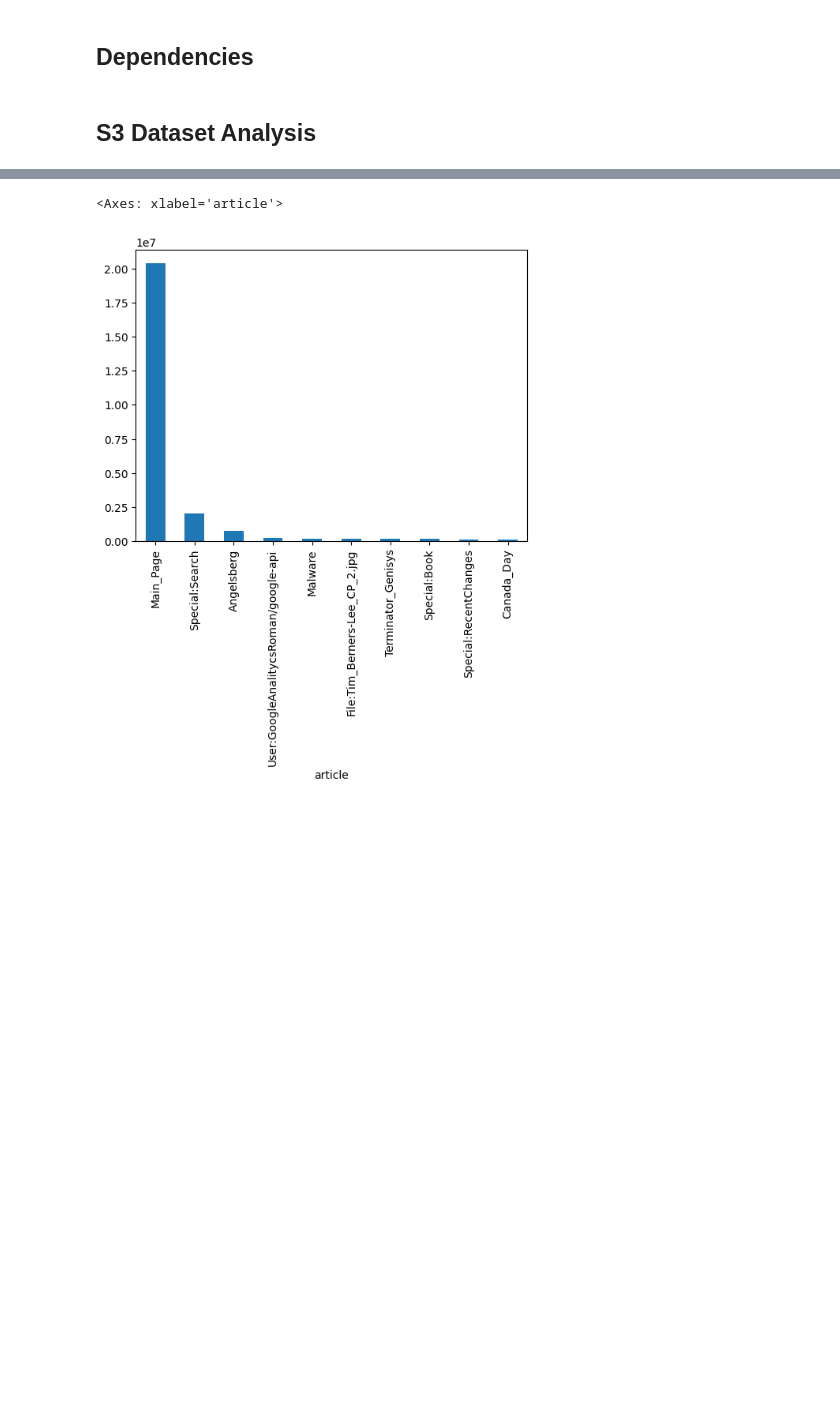
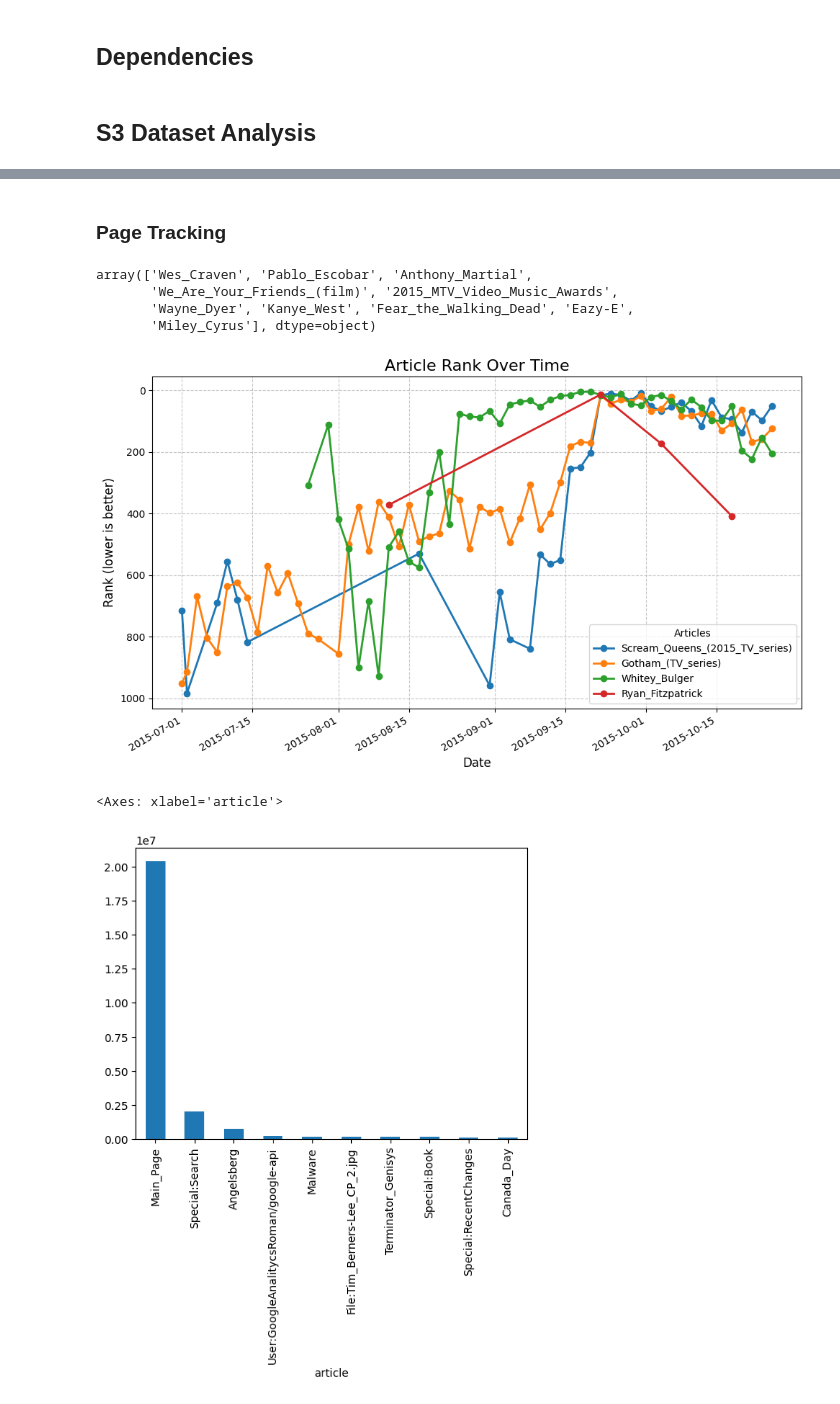
Before and after one commit to ralgara/wikipedia, a Jupyter notebook: wikipedia.ipynb, the cells around one changed output, grey strips where cells are left out. Drawn from its saved outputs; the diff is of its cells as text; code cells hidden in the pictures; blank space fills up the shorter version.

```diff
--- a/wikipedia.ipynb
+++ b/wikipedia.ipynb
@@ -148,3 +147,73 @@ pageviews
+# %% [markdown]
+### Page Tracking
+# %%
+pageviews[
+    pageviews['date'] == pageviews['date'].quantile(0.52)
+][['article']][:10].values.flatten() #tolist()#.flatten()
+# %% [output]
+array(['Wes_Craven', 'Pablo_Escobar', 'Anthony_Martial',
+       'We_Are_Your_Friends_(film)', '2015_MTV_Video_Music_Awards',
+       'Wayne_Dyer', 'Kanye_West', 'Fear_the_Walking_Dead', 'Eazy-E',
+       'Miley_Cyrus'], dtype=object)
+# %%
+# Get top 10 articles by pageviews near the middle of the time series
+df = pageviews[
+    pageviews['article'].isin(
+        pageviews[
+            pageviews['date'] == pageviews['date'].quantile(0.71)
+        ][['article']][8:12].values.flatten()
+    )
+]
+
+
+# Plot the rank of each article over time
+plt.figure(figsize=(10, 6))
+
+# Get unique articles
+unique_articles = df['article'].unique()
+
+# Create a line for each article
+for article in unique_articles:
+    article_data = df[df['article'] == article]
+    plt.plot(
+        article_data['date'],
+        article_data['rank'],
+        marker='o',
+        linestyle='-', linewidth=2, label=article)
+
+# Invert y-axis since lower rank is better
+plt.gca().invert_yaxis()
+
+# Format the plot
+plt.title('Article Rank Over Time', fontsize=16)
+plt.xlabel('Date', fontsize=12)
+plt.ylabel('Rank (lower is better)', fontsize=12)
+plt.grid(True, linestyle='--', alpha=0.7)
+plt.legend(title='Articles')
+
+# Format the date on x-axis
+plt.gca().xaxis.set_major_formatter(mdates.DateFormatter('%Y-%m-%d'))
+plt.gcf().autofmt_xdate()  # Rotate date labels
+
+# Adjust layout
+plt.tight_layout()
+
+# Optional: Add annotations for each point
+# for idx, row in df.iterrows():
+#     plt.annotate(f"{row['rank']}",
+#                  (row['date'], row['rank']),
+#                  textcoords="offset points",
+#                  xytext=(0,10),
+#                  ha='center')
+
+plt.show()
+
+# Alternatively, you can use the 'nrank' instead of 'rank' if that's preferred
+# Just replace 'rank' with 'nrank' in the plot and annotation code above
+
+#.iloc[:5].to_dict()
+# %% [output]
+[figure, added]
 # %%
 import matplotlib.pyplot as plt
 pageviews.iloc[:10][['article', 'views']].plot(kind='bar', x='article', y='views', legend=False)
```
Also changed, not shown: parts of 8 cells of this notebook.
